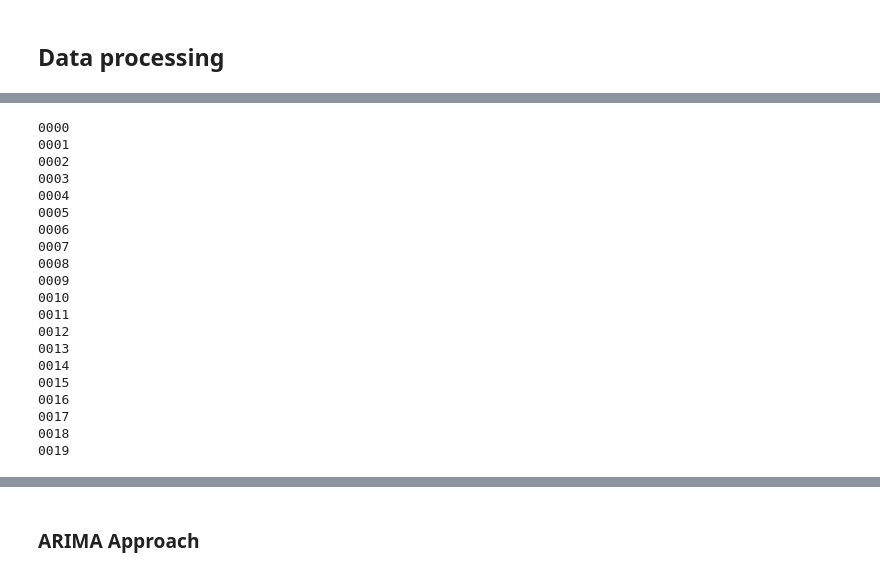
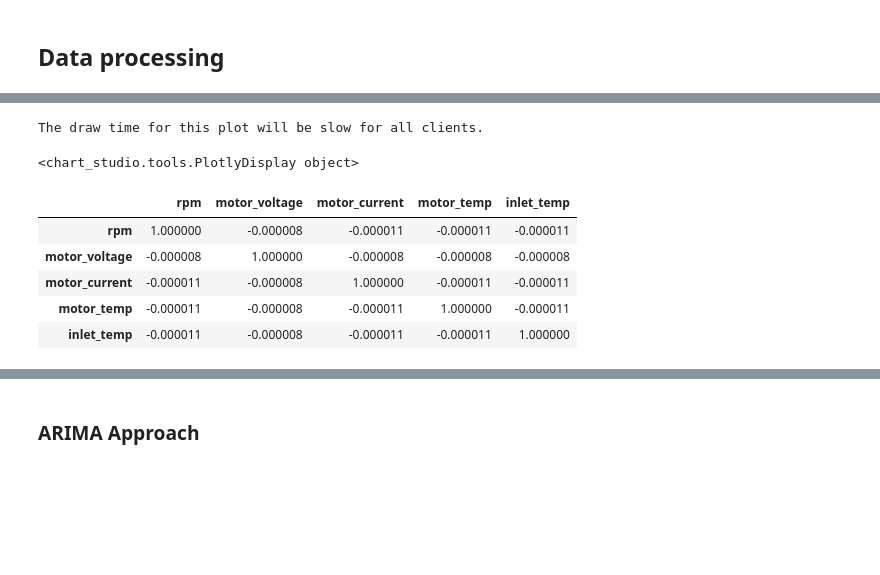
Before and after one commit to ajeyamk/challenges, a Jupyter notebook: data-science/Data science challenge.ipynb, the cells around one changed output, grey strips where cells are left out. Saved outputs shown, nothing was run; the diff lists cells and outputs as text; code cells hidden in the pictures; blank space fills up the shorter version.

```diff
--- a/data-science/Data science challenge.ipynb
+++ b/data-science/Data science challenge.ipynb
@@ -195,3 +197,5 @@ class HelperFunction(object):
             paths_list.append(gen_alarm_file_path)
             paths_dict[key] = paths_list
         return paths_dict
+
+    def create
@@ -203,3 +202,5 @@ helper = HelperFunction()
 # %%
-units = [0,2]
+units = [0,20]
+helper = HelperFunction()
 file_paths = helper.generate_file_paths(units)
+file_paths
@@ -211,9 +228,11 @@ file_paths
 # %%
+sensors = []
 for each_sensor in range(units[0], units[1]):
     sensor_var = 'sensor' + str(each_sensor)
-    sensor_var = RMS(rms_path=file_paths.get(sensor_var)[0], alarm_path = file_paths.get(sensor_var)[1])
-    print(sensor_var)
-    rms_cleaned_df = helper.remove_outliers(sensor_var.rms)
-    sensor_var.assign_cleaned_df(rms_cleaned_df)
-    sensor_var.noise_free_rms_processed = sensor_var.noise_free_rms
-    sensor_var.noise_free_rms_processed.reset_index(level=0, inplace=True)
+    sensor_obj = RMS(rms_path=file_paths.get(sensor_var)[0], alarm_path = file_paths.get(sensor_var)[1])
+    rms_cleaned_df = helper.remove_outliers(sensor_obj.rms)
+    sensor_obj.assign_cleaned_df(rms_cleaned_df)
+    sensor_obj.noise_free_rms_processed = sensor_obj.noise_free_rms
+    sensor_obj.noise_free_rms_processed.reset_index(level=0, inplace=True)
+    sensors.append(sensor_obj)
+    del sensor_obj
@@ -234,26 +248,29 @@ NameError: name 'sensor9' is not defined
-# %%
-for i in range(0,20):
-    gen_rms_file_path = 'data/train/unit000'+str(i)+'_rms.csv'
-    gen_alarm_file_path = 'data/train/unit000'+str(i)+'_rms.csv'
-    print(str(i).zfill(4))
-# %% [output]
-0000
-0001
-0002
-0003
-0004
-0005
-0006
-0007
-0008
-0009
-0010
-0011
-0012
-0013
-0014
-0015
-0016
-0017
-0018
-0019
+# %%
+sensors[19].plotly_rms_ts(sensors[19].noise_free_rms_processed, title = "Sensor19: Denoised")
+# %% [output]
+The draw time for this plot will be slow for all clients.
+<chart_studio.tools.PlotlyDisplay object>
+# %%
+# # from sklearn.preprocessing import  MinMaxScaler
+
+# # scaler = MinMaxScaler()
+# # rms = sensors[0].rms
+# # rms[rms.columns] = scaler.fit_transform(rms[rms.columns])
+# import seaborn as sns
+
+# sns.set(style="white")
+# f, ax = plt.subplots(figsize=(9, 6))
+# sns.heatmap(sensors[0].rms, annot=True, fmt="d", linewidths=.5, ax=ax)
+
+
+# # sns.heatmap(sensors[0].rms.corr(), mask=mask, cmap=cmap, vmax=.3, center=0,
+# #             square=True, linewidths=.5, cbar_kws={"shrink": .5})
+
+sensors[0].rms.corr()
+# %% [output]
+|  | rpm | motor_voltage | motor_current | motor_temp | inlet_temp |
+| rpm | 1.000000 | -0.000008 | -0.000011 | -0.000011 | -0.000011 |
+| motor_voltage | -0.000008 | 1.000000 | -0.000008 | -0.000008 | -0.000008 |
+| motor_current | -0.000011 | -0.000008 | 1.000000 | -0.000011 | -0.000011 |
+| motor_temp | -0.000011 | -0.000008 | -0.000011 | 1.000000 | -0.000011 |
+| inlet_temp | -0.000011 | -0.000008 | -0.000011 | -0.000011 | 1.000000 |
```
Also changed, not shown: parts of 14 cells of this notebook.
